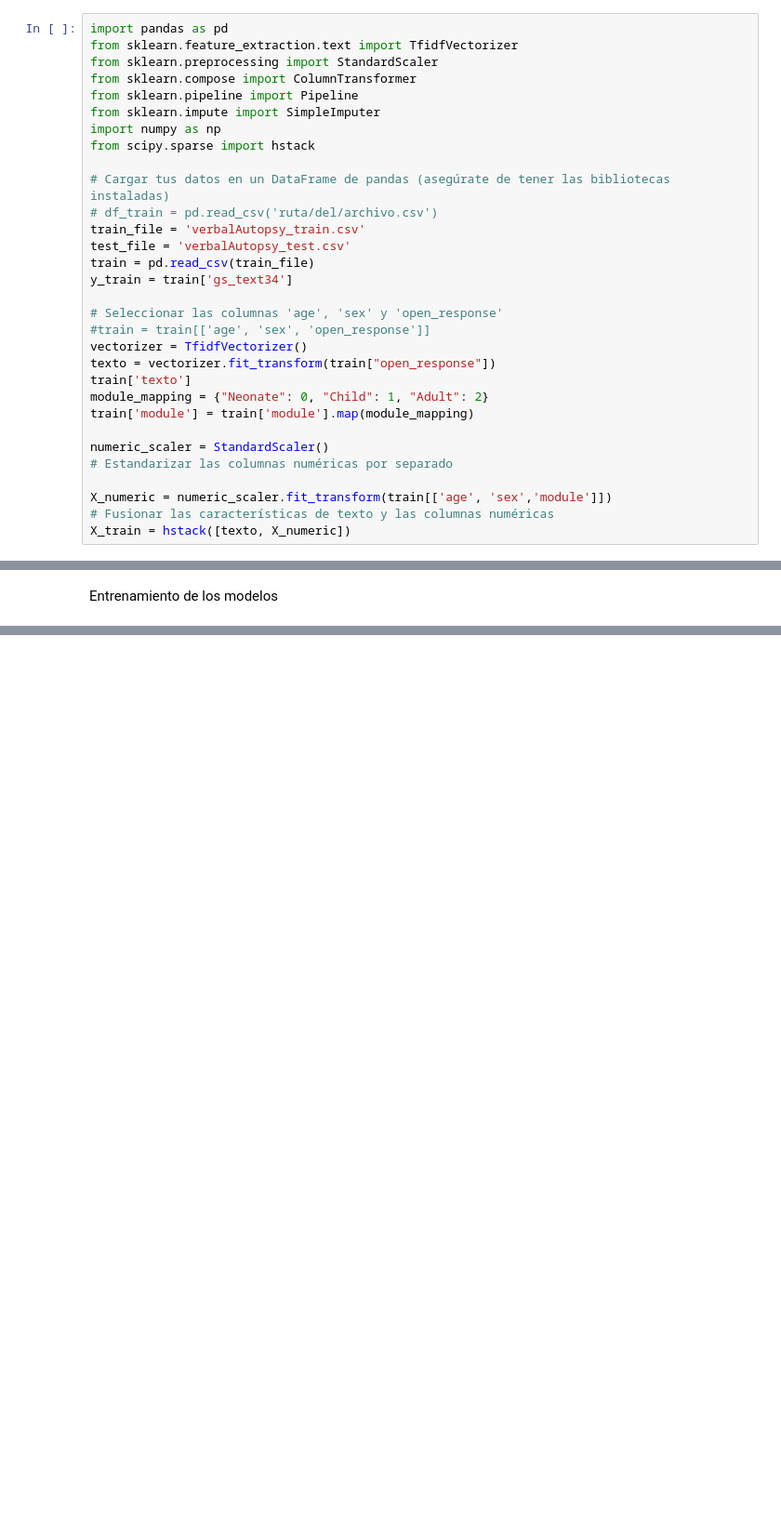
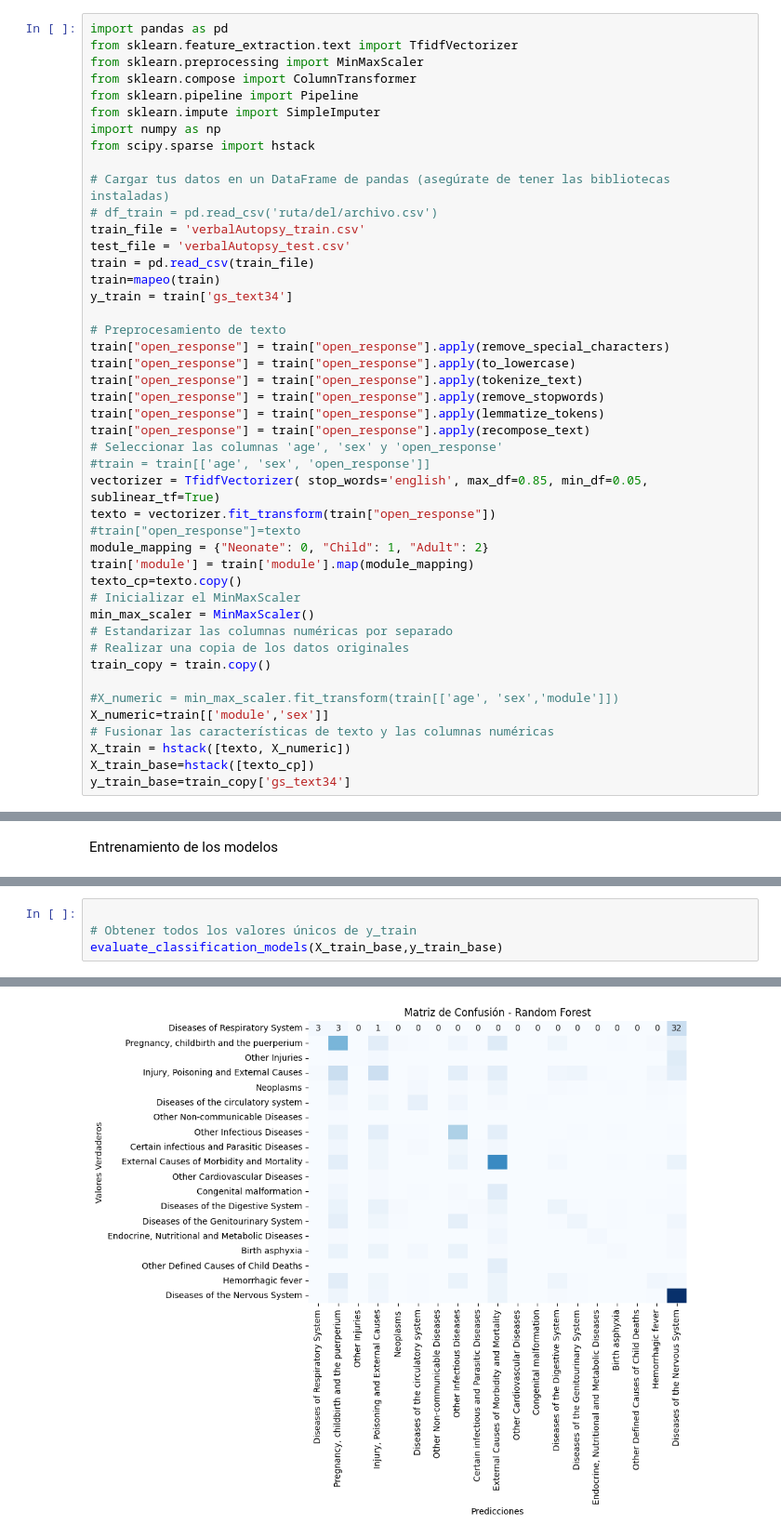
Before and after one commit to Strawberryai/Mineria_de_datos, a Jupyter notebook: proyecto/añadir_datos.ipynb, the cells around one changed output, grey strips where cells are left out. Shown at 93% size. Saved outputs shown, nothing was run; the diff lists cells and outputs as text; blank space fills up the shorter version.

```diff
--- a/proyecto/añadir_datos.ipynb
+++ b/proyecto/añadir_datos.ipynb
@@ -1,7 +107,7 @@
 # %%
 import pandas as pd
 from sklearn.feature_extraction.text import TfidfVectorizer
-from sklearn.preprocessing import StandardScaler
+from sklearn.preprocessing import MinMaxScaler
 from sklearn.compose import ColumnTransformer
 from sklearn.pipeline import Pipeline
 from sklearn.impute import SimpleImputer
@@ -13,19 +119,33 @@ from scipy.sparse import hstack
 train_file = 'verbalAutopsy_train.csv'
 test_file = 'verbalAutopsy_test.csv'
 train = pd.read_csv(train_file)
+train=mapeo(train)
 y_train = train['gs_text34']
 
+# Preprocesamiento de texto
+train["open_response"] = train["open_response"].apply(remove_special_characters)
+train["open_response"] = train["open_response"].apply(to_lowercase)
+train["open_response"] = train["open_response"].apply(tokenize_text)
+train["open_response"] = train["open_response"].apply(remove_stopwords)
+train["open_response"] = train["open_response"].apply(lemmatize_tokens)
+train["open_response"] = train["open_response"].apply(recompose_text)
 # Seleccionar las columnas 'age', 'sex' y 'open_response'
 #train = train[['age', 'sex', 'open_response']]
-vectorizer = TfidfVectorizer()
+vectorizer = TfidfVectorizer( stop_words='english', max_df=0.85, min_df=0.05, sublinear_tf=True)
 texto = vectorizer.fit_transform(train["open_response"])
-train['texto']
+#train["open_response"]=texto
 module_mapping = {"Neonate": 0, "Child": 1, "Adult": 2}
 train['module'] = train['module'].map(module_mapping)
+texto_cp=texto.copy()
+# Inicializar el MinMaxScaler
+min_max_scaler = MinMaxScaler()
+# Estandarizar las columnas numéricas por separado
+# Realizar una copia de los datos originales
+train_copy = train.copy()
 
-numeric_scaler = StandardScaler()
-# Estandarizar las columnas numéricas por separado
-
-X_numeric = numeric_scaler.fit_transform(train[['age', 'sex','module']])
+#X_numeric = min_max_scaler.fit_transform(train[['age', 'sex','module']])
+X_numeric=train[['module','sex']]
 # Fusionar las características de texto y las columnas numéricas
 X_train = hstack([texto, X_numeric])
+X_train_base=hstack([texto_cp])
+y_train_base=train_copy['gs_text34']
@@ -101,0 +272,5 @@ ValueError: Negative values in data passed to MultinomialNB (input X)
+# %%
+
+# Obtener todos los valores únicos de y_train
+evaluate_classification_models(X_train_base,y_train_base)
+# %% [output]
@@ -101,0 +289 @@ ValueError: Negative values in data passed to MultinomialNB (input X)
+[figure, added]
```
Also changed, not shown: parts of 6 cells of this notebook.
